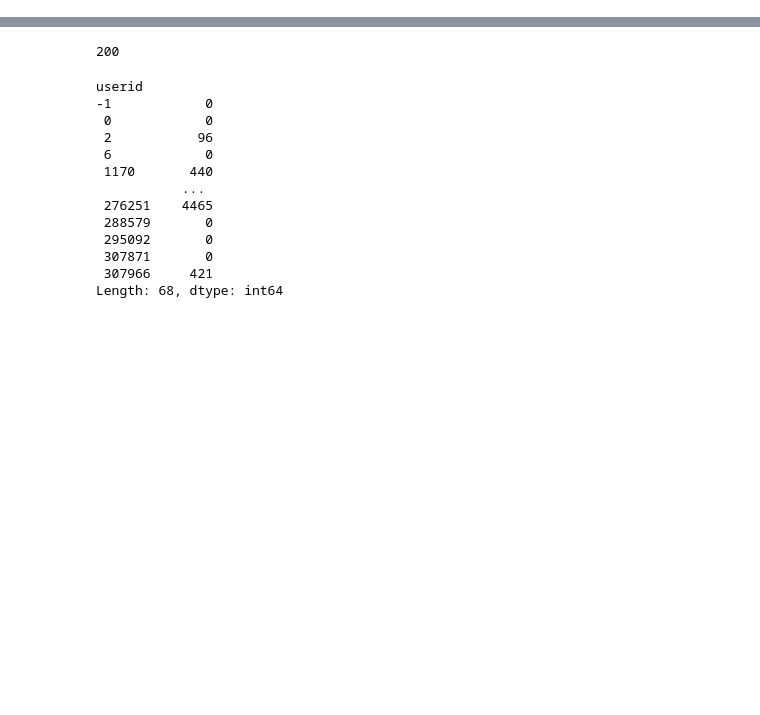
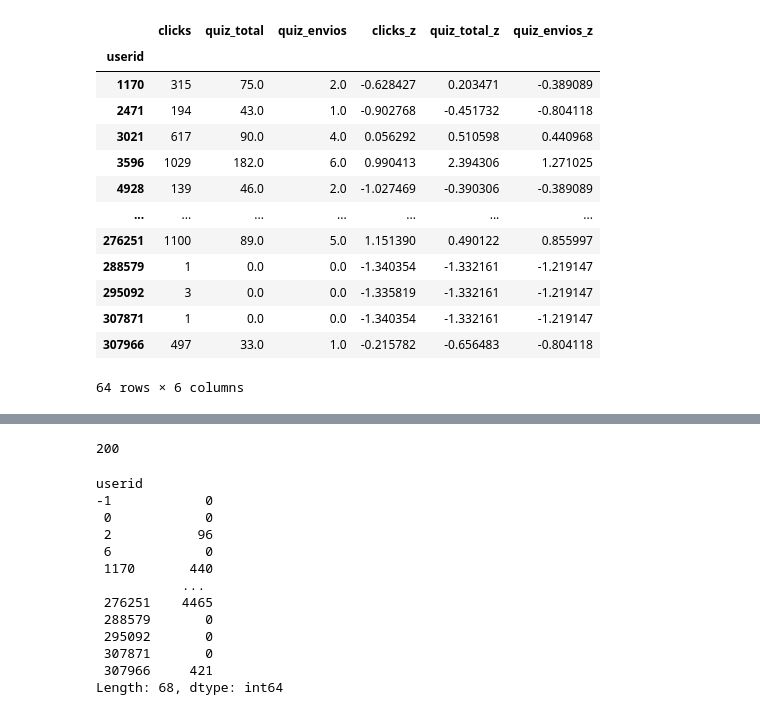
Before and after one commit to atp/edisc-analytics, a Jupyter notebook: Indicadores de Engajamento.ipynb, the cells around one changed output, grey strips where cells are left out. Saved outputs shown, nothing was run; the diff lists cells and outputs as text; code cells hidden in the pictures; blank space fills up the shorter version.

```diff
--- a/Indicadores de Engajamento.ipynb
+++ b/Indicadores de Engajamento.ipynb
@@ -202,0 +82,4 @@ views = logs.groupby('userid').apply(nactions,components=[])
+# %%
+quiz_envio = quiz.query("action == 'submitted'")
+quiz_envio_por_userid = quiz_envio.groupby('userid')['id'].count()
+quiz_envio_por_userid[:5]
@@ -202,0 +202,20 @@ views = logs.groupby('userid').apply(nactions,components=[])
+# %%
+indicadores['clicks_z'] = stats.zscore(indicadores['clicks'],ddof=1)
+indicadores['quiz_total_z'] = stats.zscore(indicadores['quiz_total'],ddof=1)
+indicadores['quiz_envios_z'] = stats.zscore(indicadores['quiz_envios'],ddof=1)
+indicadores
+# %% [output]
+|  | clicks | quiz_total | quiz_envios | clicks_z | quiz_total_z | quiz_envios_z |
+| userid |  |  |  |  |  |  |
+| 1170 | 315 | 75.0 | 2.0 | -0.628427 | 0.203471 | -0.389089 |
+| 2471 | 194 | 43.0 | 1.0 | -0.902768 | -0.451732 | -0.804118 |
+| 3021 | 617 | 90.0 | 4.0 | 0.056292 | 0.510598 | 0.440968 |
+| 3596 | 1029 | 182.0 | 6.0 | 0.990413 | 2.394306 | 1.271025 |
+| 4928 | 139 | 46.0 | 2.0 | -1.027469 | -0.390306 | -0.389089 |
+| ... | ... | ... | ... | ... | ... | ... |
+| 276251 | 1100 | 89.0 | 5.0 | 1.151390 | 0.490122 | 0.855997 |
+| 288579 | 1 | 0.0 | 0.0 | -1.340354 | -1.332161 | -1.219147 |
+| 295092 | 3 | 0.0 | 0.0 | -1.335819 | -1.332161 | -1.219147 |
+| 307871 | 1 | 0.0 | 0.0 | -1.340354 | -1.332161 | -1.219147 |
+| 307966 | 497 | 33.0 | 1.0 | -0.215782 | -0.656483 | -0.804118 |
+64 rows × 6 columns
```
Also changed, not shown: parts of 58 cells of this notebook.
